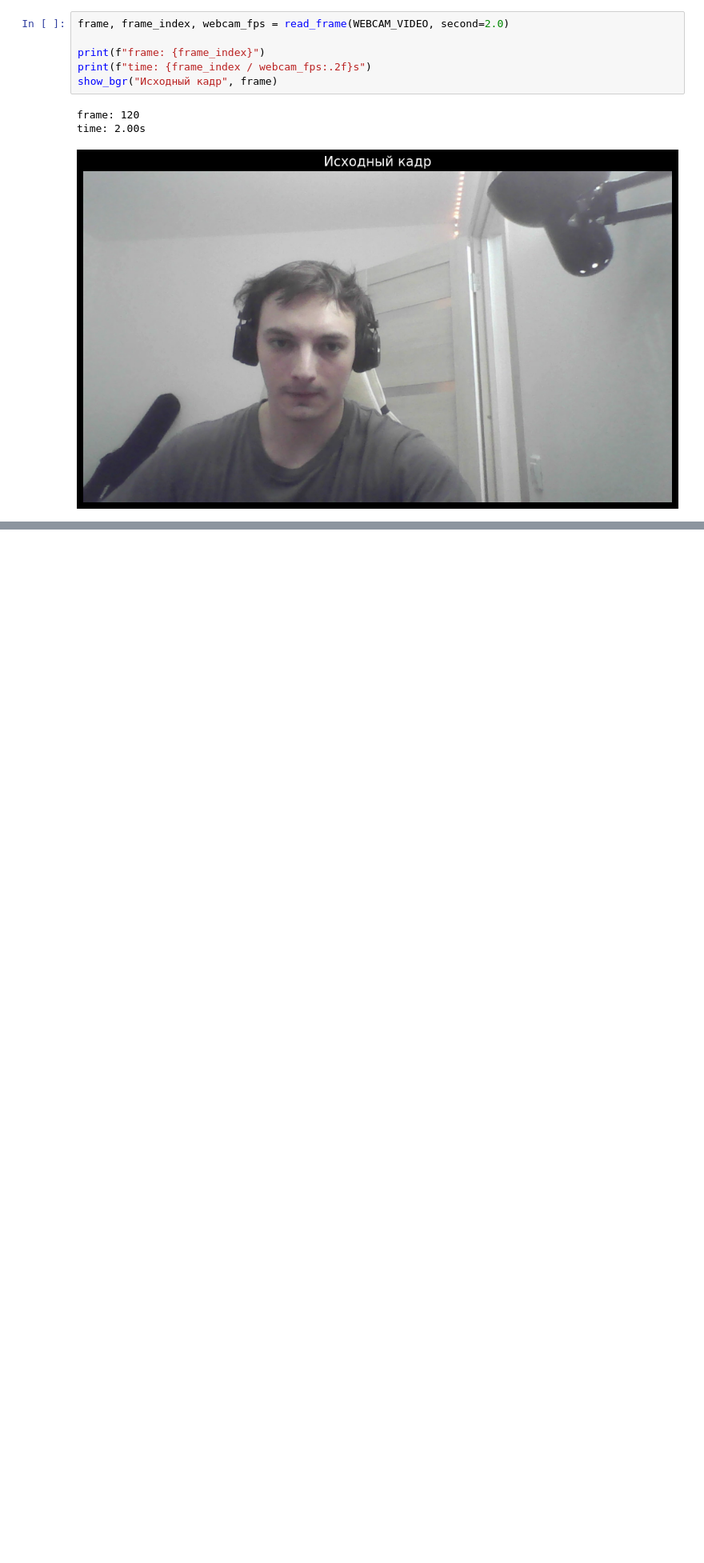
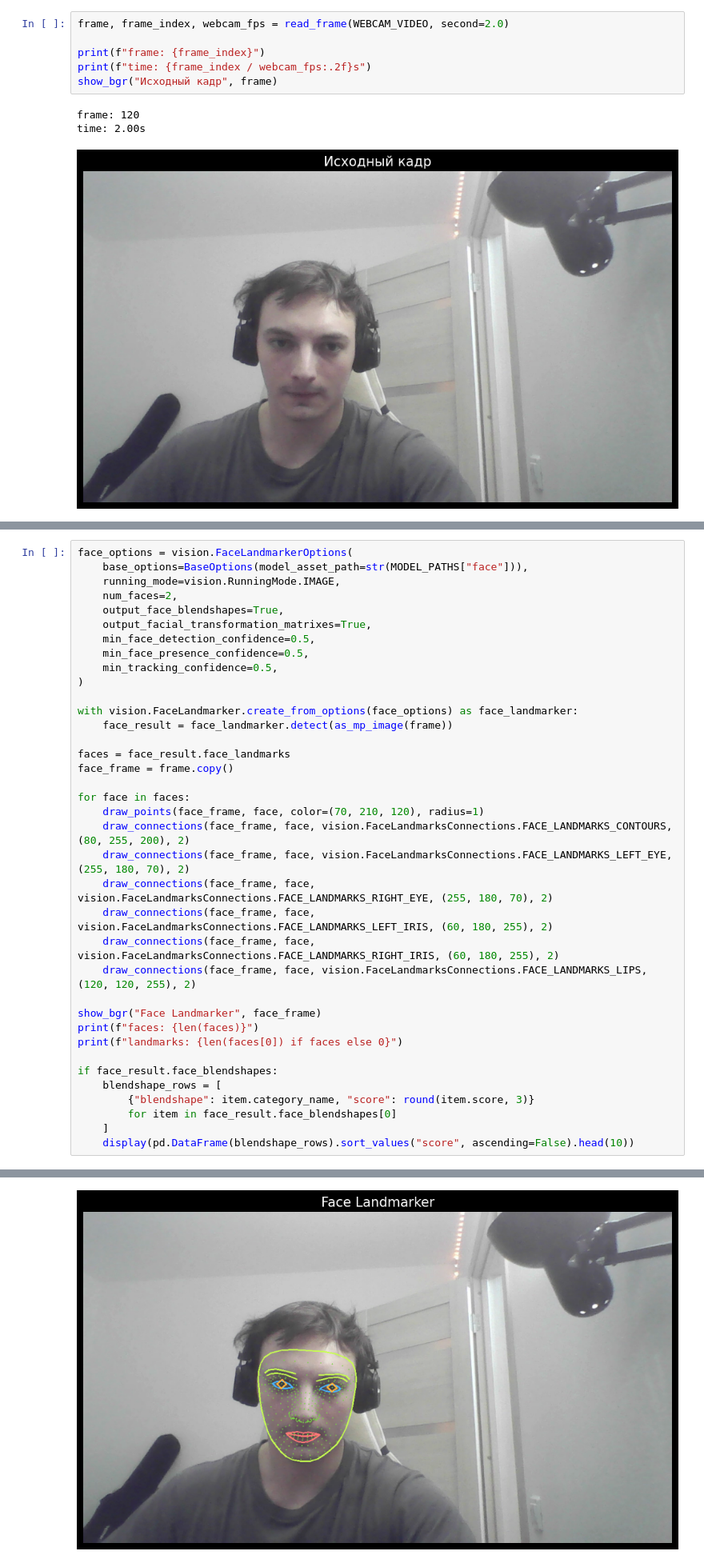
Before and after one commit to moevm/mse1h2026-proc-gaze, a Jupyter notebook: tracking/research/mediapipe_research.ipynb, the cells around one changed output, grey strips where cells are left out. Shown at 80% size. Drawn from its saved outputs; the diff is of its cells as text; blank space fills up the shorter version.

Commit message:
add: face, eyeses, lips, noise

```diff
--- a/tracking/research/mediapipe_research.ipynb
+++ b/tracking/research/mediapipe_research.ipynb
@@ -189,0 +194,38 @@ time: 2.00s
+# %%
+face_options = vision.FaceLandmarkerOptions(
+    base_options=BaseOptions(model_asset_path=str(MODEL_PATHS["face"])),
+    running_mode=vision.RunningMode.IMAGE,
+    num_faces=2,
+    output_face_blendshapes=True,
+    output_facial_transformation_matrixes=True,
+    min_face_detection_confidence=0.5,
+    min_face_presence_confidence=0.5,
+    min_tracking_confidence=0.5,
+)
+
+with vision.FaceLandmarker.create_from_options(face_options) as face_landmarker:
+    face_result = face_landmarker.detect(as_mp_image(frame))
+
+faces = face_result.face_landmarks
+face_frame = frame.copy()
+
+for face in faces:
+    draw_points(face_frame, face, color=(70, 210, 120), radius=1)
+    draw_connections(face_frame, face, vision.FaceLandmarksConnections.FACE_LANDMARKS_CONTOURS, (80, 255, 200), 2)
+    draw_connections(face_frame, face, vision.FaceLandmarksConnections.FACE_LANDMARKS_LEFT_EYE, (255, 180, 70), 2)
+    draw_connections(face_frame, face, vision.FaceLandmarksConnections.FACE_LANDMARKS_RIGHT_EYE, (255, 180, 70), 2)
+    draw_connections(face_frame, face, vision.FaceLandmarksConnections.FACE_LANDMARKS_LEFT_IRIS, (60, 180, 255), 2)
+    draw_connections(face_frame, face, vision.FaceLandmarksConnections.FACE_LANDMARKS_RIGHT_IRIS, (60, 180, 255), 2)
+    draw_connections(face_frame, face, vision.FaceLandmarksConnections.FACE_LANDMARKS_LIPS, (120, 120, 255), 2)
+
+show_bgr("Face Landmarker", face_frame)
+print(f"faces: {len(faces)}")
+print(f"landmarks: {len(faces[0]) if faces else 0}")
+
+if face_result.face_blendshapes:
+    blendshape_rows = [
+        {"blendshape": item.category_name, "score": round(item.score, 3)}
+        for item in face_result.face_blendshapes[0]
+    ]
+    display(pd.DataFrame(blendshape_rows).sort_values("score", ascending=False).head(10))
+# %% [output]
@@ -189,0 +237 @@ time: 2.00s
+[figure, added]
```
Also changed, not shown: parts of 2 cells of this notebook.
